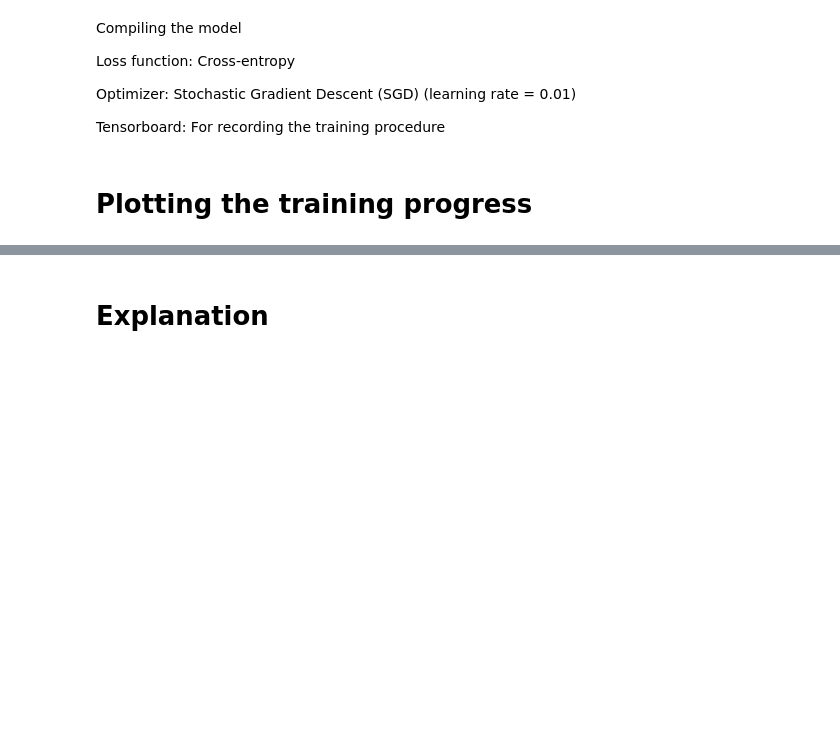
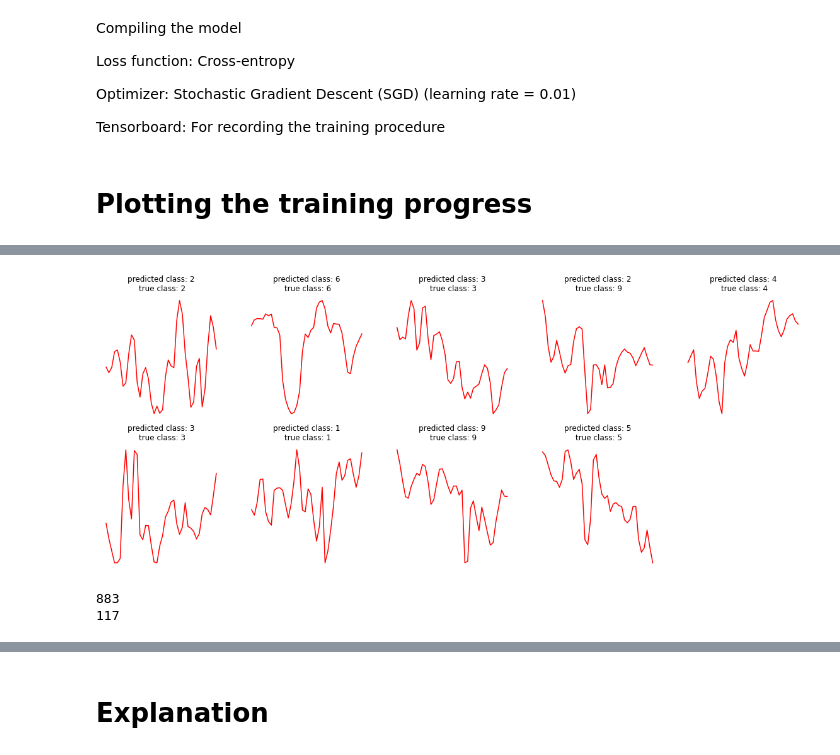
Before and after one commit to scumzilla/-ECE1512_2022W_ProjectRepo_StephanieDiNunzio, a Jupyter notebook: Project A/Project_A_Supp/MNIST1D copy.ipynb, the cells around one changed output, grey strips where cells are left out. Cells and saved outputs as stored; diff of their text form; code cells hidden in the pictures; blank space fills up the shorter version.

```diff
--- a/Project A/Project_A_Supp/MNIST1D copy.ipynb
+++ b/Project A/Project_A_Supp/MNIST1D copy.ipynb
@@ -525,0 +524,26 @@ df[0:10]
+# %%
+# Question 4 Examples of success/failure
+
+plt.figure(figsize=(20,8))
+
+for i in range(9):
+    plt.subplot(251 + i)
+    plt.plot(test_data[i], 'r')
+    plt.axis('off')
+    plt.title('predicted class: '+str(pred_classes[i]) + '\n true class: ' +str(test_labels[i]) )
+# %% [output]
+[figure, added]
+# %%
+# Question 4 Examples of success/failure
+
+success_idx = []
+fail_idx = []
+
+for i in range(len(test_labels)):
+    if test_labels[i] == pred_classes[i]:
+        success_idx.append(i)
+    else:
+        fail_idx.append(i)
+# %% [output]
+883
+117
```
Also changed, not shown: parts of 15 cells of this notebook, 56 other files.
